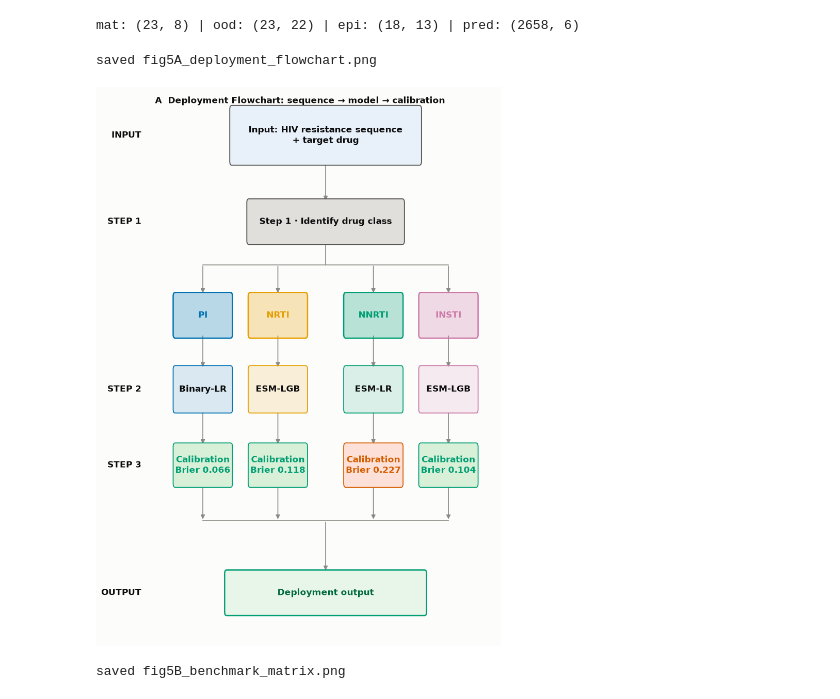
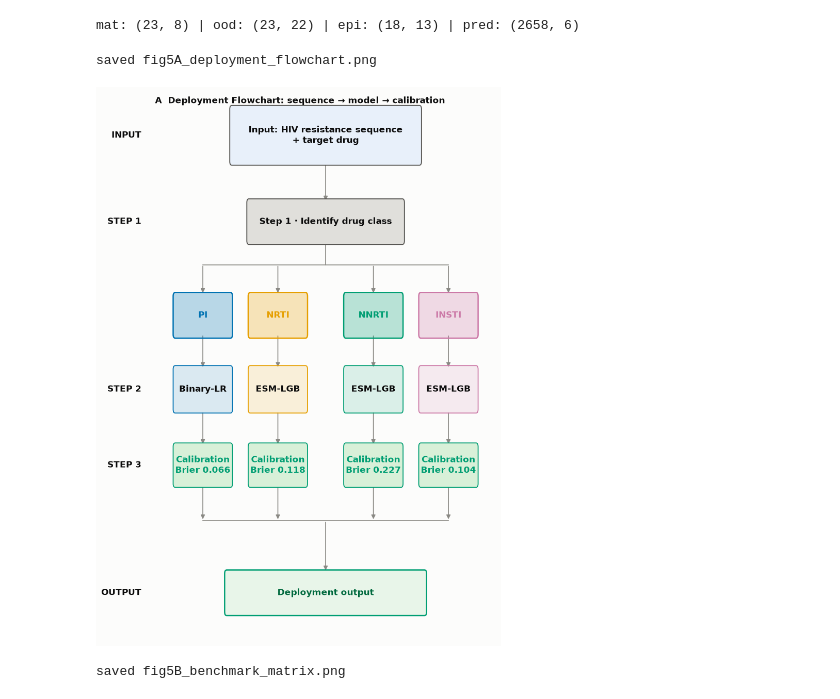
Before and after one commit to biodancerwangzhi/HIV-OOD, a Jupyter notebook: notebooks/fig5.ipynb, the cells around one changed output. Saved outputs shown, nothing was run; the diff lists cells and outputs as text; code cells hidden in the pictures.

```diff
--- a/notebooks/fig5.ipynb
+++ b/notebooks/fig5.ipynb
@@ -113,10 +113,15 @@ def plot_panel_a(ax):
                 xytext=(0, -6), textcoords="offset points",
                 ha="left", va="top", fontsize=12, fontweight="bold", color=INK)
 
+    # Brier values are pooled over all non-B test rows of the class, taken from
+    # the model named in the "model" field (i.e. the STEP 2 recommendation), so
+    # STEP 2 and STEP 3 always refer to the same model:
+    #   PI    Binary-LR 0.0661 | NRTI  ESM-LGB 0.1180
+    #   NNRTI ESM-LGB   0.2271 | INSTI ESM-LGB 0.1044
     CLASS_INFO = {
         "PI":   {"x":1.4,"model":"Binary-LR","model_note":"binary saturates\nhigh barrier","brier":"Brier 0.066","trust":"✓","tc":GPOS},
         "NRTI": {"x":3.6,"model":"ESM-LGB","model_note":"4/6 drugs gain\n(D4T: caution ⚠)","brier":"Brier 0.118","trust":"✓","tc":GPOS},
-        "NNRTI":{"x":6.4,"model":"ESM-LR","model_note":"NVP→ESM-LR\nRPV/ETR→caution","brier":"Brier 0.227","trust":"✗","tc":GNEG},
+        "NNRTI":{"x":6.4,"model":"ESM-LGB","model_note":"NVP→ESM-LGB\nRPV/ETR→caution","brier":"Brier 0.227","trust":"✓","tc":GPOS},
         "INSTI":  {"x":8.6,"model":"ESM-LGB","model_note":"all 5 drugs gain\nESM+LGB synergy","brier":"Brier 0.104","trust":"✓","tc":GPOS},
     }
     XS = [1.4, 3.6, 6.4, 8.6]
@@ -148,34 +153,34 @@ def plot_panel_a(ax):
         box(ax,x,3.95,1.62,0.60,
             f"Calibration\n{info['brier']}",
             trust_fc,trust_ec,fs=12,tc=trust_ec,fw="bold")
 
     # fan-in to output
     for x in XS: arrow(ax,x,3.65,x,3.05)
     ax.plot([1.4,8.6],[3.05,3.05], color=INK3, lw=1.2, zorder=2)
     arrow(ax,5,3.05,5,2.22)
     box(ax,5,1.88,5.8,0.62,"Deployment output",
         "#e8f5e9","#009E73",fs=12,fw="bold",tc="#00693e",lw=1.8)
 
     # step badges – outside axes left edge, clean
     from matplotlib.transforms import blended_transform_factory as btf
     bt = btf(ax.transAxes, ax.transData)
     for lbl, y in [
             ("INPUT",   9.30),
             ("STEP 1",  7.90),
             ("STEP 2",  5.18),
             ("STEP 3",  3.95),
             ("OUTPUT",  1.88)]:
         ax.text(-0.04, y, lbl, ha="right", va="center", fontsize=12,
                 color=INK, fontweight="bold", transform=bt)
 
 fig, ax = plt.subplots(figsize=(8, 11), facecolor=SURFACE)
 plot_panel_a(ax)
 fig.tight_layout()
 save_panel(fig, "fig5A_deployment_flowchart.png")
 plt.show()
 # %% [output]
 saved fig5A_deployment_flowchart.png
-[figure, old version]
+[figure, new version]
 # %%
 # ── Panel B: Multidimensional benchmark matrix ───────────────────────────
 def plot_panel_b(ax, mat_df):
```
Also changed, not shown: parts of 2 cells of this notebook.
